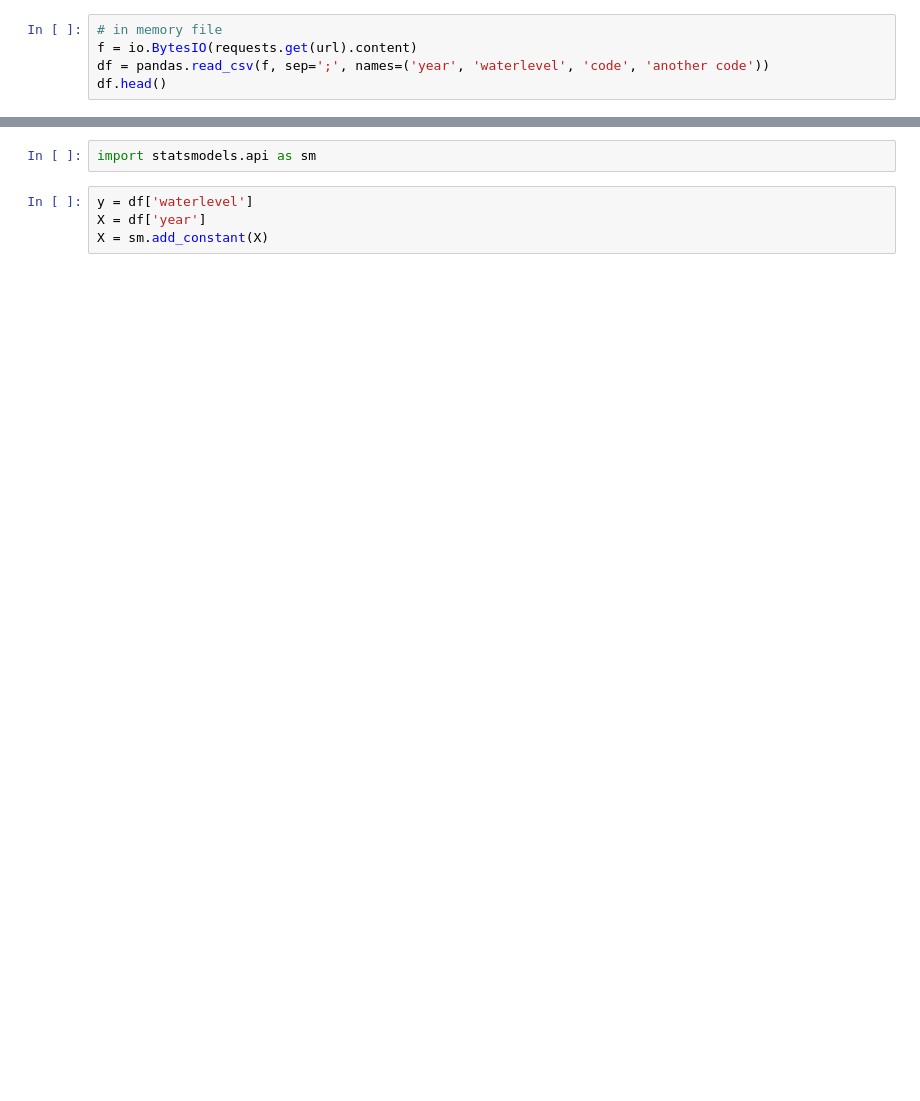
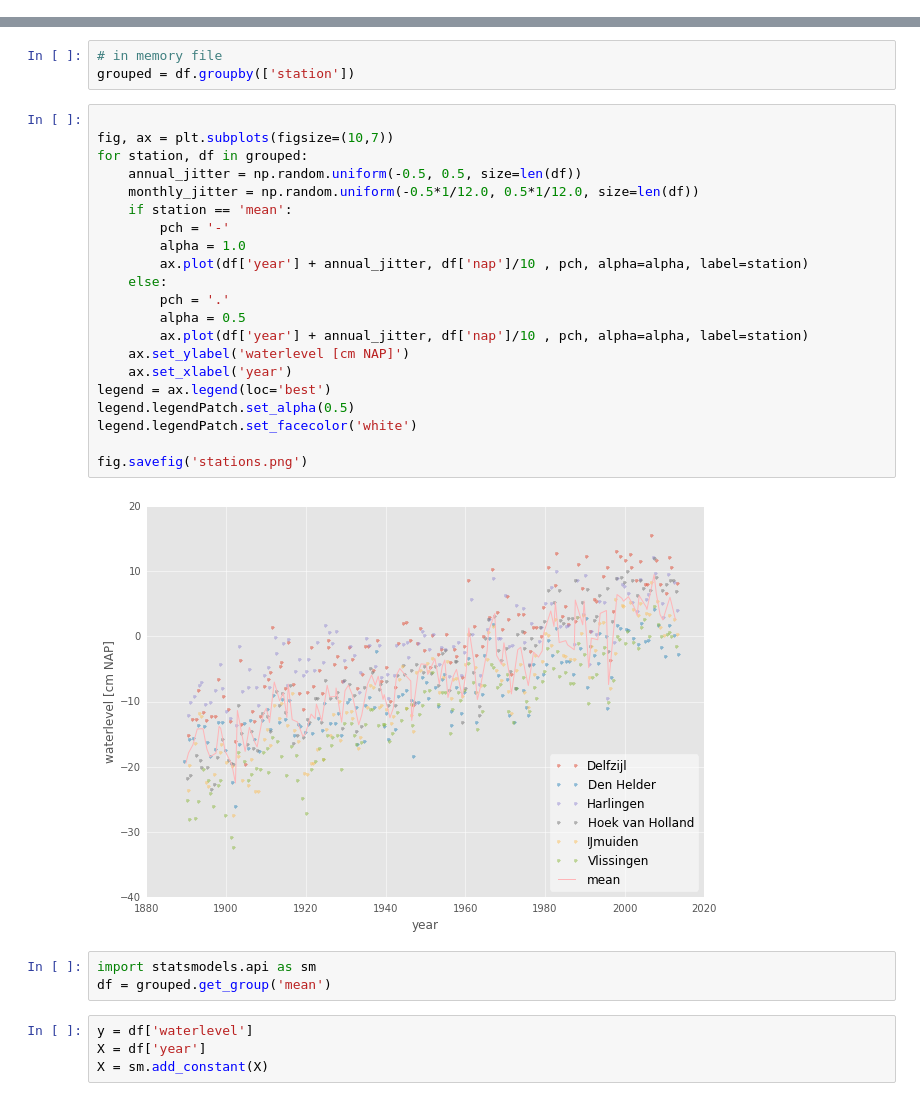
Before and after one commit to SiggyF/notebooks, a Jupyter notebook: sealevelexample.ipynb, the cells around one changed output, grey strips where cells are left out. Cells and saved outputs as stored; diff of their text form; blank space fills up the shorter version.

```diff
--- a/sealevelexample.ipynb
+++ b/sealevelexample.ipynb
@@ -20,5 +15,0 @@ print requests.get(url).content[:100]
-# %%
-# in memory file
-f = io.BytesIO(requests.get(url).content)
-df = pandas.read_csv(f, sep=';', names=('year', 'waterlevel', 'code', 'another code'))
-df.head()
@@ -40,5 +86,32 @@ ax.set_xlabel('year')
+# %%
+# in memory file
+grouped = df.groupby(['station'])
+# %%
+
+fig, ax = plt.subplots(figsize=(10,7))
+for station, df in grouped:
+    annual_jitter = np.random.uniform(-0.5, 0.5, size=len(df))
+    monthly_jitter = np.random.uniform(-0.5*1/12.0, 0.5*1/12.0, size=len(df))
+    if station == 'mean':
+        pch = '-'
+        alpha = 1.0
+        ax.plot(df['year'] + annual_jitter, df['nap']/10 , pch, alpha=alpha, label=station)
+    else:
+        pch = '.'
+        alpha = 0.5
+        ax.plot(df['year'] + annual_jitter, df['nap']/10 , pch, alpha=alpha, label=station)
+    ax.set_ylabel('waterlevel [cm NAP]')
+    ax.set_xlabel('year')
+legend = ax.legend(loc='best')
+legend.legendPatch.set_alpha(0.5)
+legend.legendPatch.set_facecolor('white')
+
+fig.savefig('stations.png')
+# %% [output]
+[figure, added]
 # %%
 import statsmodels.api as sm
+df = grouped.get_group('mean')
 # %%
 y = df['waterlevel']
 X = df['year']
```
Also changed, not shown: parts of 46 cells of this notebook.
